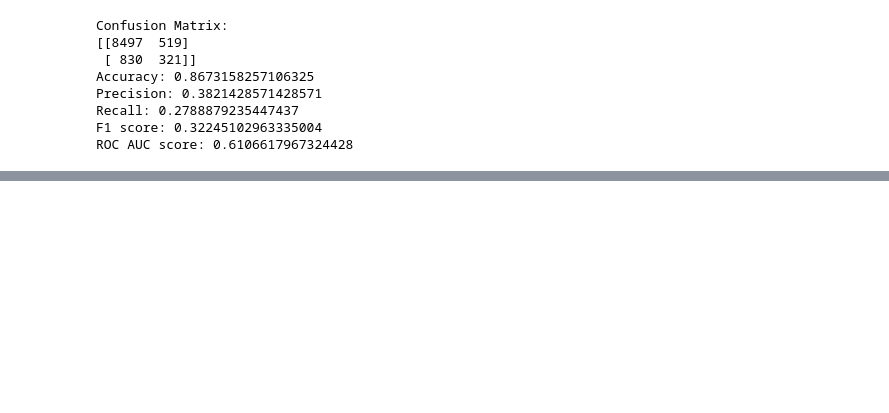
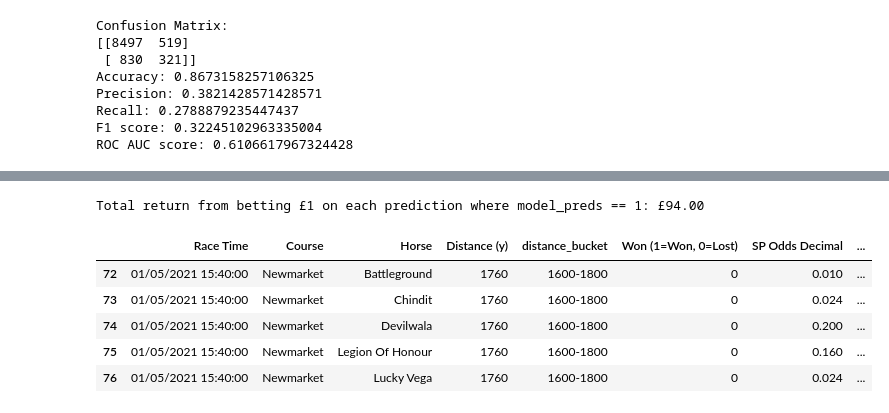
Before and after one commit to andrewbarwise/horse_trading, a Jupyter notebook: notebooks/models.ipynb, the cells around one changed output, grey strips where cells are left out. Drawn from its saved outputs; the diff is of its cells as text; code cells hidden in the pictures; blank space fills up the shorter version.

Commit message:
updates to the model notebooks

```diff
--- a/notebooks/models.ipynb
+++ b/notebooks/models.ipynb
@@ -205,0 +276,12 @@ ROC AUC score: 0.5728689589007514
+# %%
+test_data4 = test_data.copy()
+
+model = XGBClassifier(reg_lambda=1, reg_alpha=0)
+model.fit(X_train, y_train)
+
+# Make predictions on the test set
+y_pred_xgb = model.predict(X_test)
+
+test_data4['model_preds'] = y_pred_xgb
+
+print_metrics(y_test, y_pred_gb)
@@ -350,0 +472,28 @@ ROC AUC score: 0.7370539544719032
+# %%
+test_data10 = test_data.copy()
+
+model = Sequential([
+    Dense(64, activation='relu', input_shape = (X_train.shape[1], )), # input layer
+    Dense(32, activation='relu'), # hidden layer
+    Dense(1, activation='sigmoid') # output layer for binary classification
+])
+
+# compile the model
+model.compile(optimizer='adam',
+              loss = 'binary_crossentropy',
+              metrics = ['accuracy'])
+
+# Train the model
+history = model.fit(X_train, y_train, epochs=10, batch_size=32, validation_data=(X_test, y_test))
+
+# Get model predictions as probabilities
+predictions = model.predict(X_test)
+
+# Convert probabilities to binary outcomes (0 or 1)
+predicted_classes = (predictions > 0.5).astype("int32").flatten()
+
+test_data10['model_preds'] = predicted_classes
+test_data10['probability'] = predictions
+
+# Evaluation
+print_metrics(y_test, predicted_classes)
@@ -350,0 +519,13 @@ ROC AUC score: 0.7370539544719032
+# %%
+profit_calculation(test_data10)
+# %% [output]
+Total return from betting £1 on each prediction where model_preds == 1: £94.00
+# %%
+test_data10.head(5)
+# %% [output]
+|  | Race Time | Course | Horse | Distance (y) | distance_bucket | Won (1=Won, 0=Lost) | SP Odds Decimal | ... |
+| 72 | 01/05/2021 15:40:00 | Newmarket | Battleground | 1760 | 1600-1800 | 0 | 0.010 | ... |
+| 73 | 01/05/2021 15:40:00 | Newmarket | Chindit | 1760 | 1600-1800 | 0 | 0.024 | ... |
+| 74 | 01/05/2021 15:40:00 | Newmarket | Devilwala | 1760 | 1600-1800 | 0 | 0.200 | ... |
+| 75 | 01/05/2021 15:40:00 | Newmarket | Legion Of Honour | 1760 | 1600-1800 | 0 | 0.160 | ... |
+| 76 | 01/05/2021 15:40:00 | Newmarket | Lucky Vega | 1760 | 1600-1800 | 0 | 0.024 | ... |
```
Also changed, not shown: parts of 30 cells of this notebook, 3 other files.
